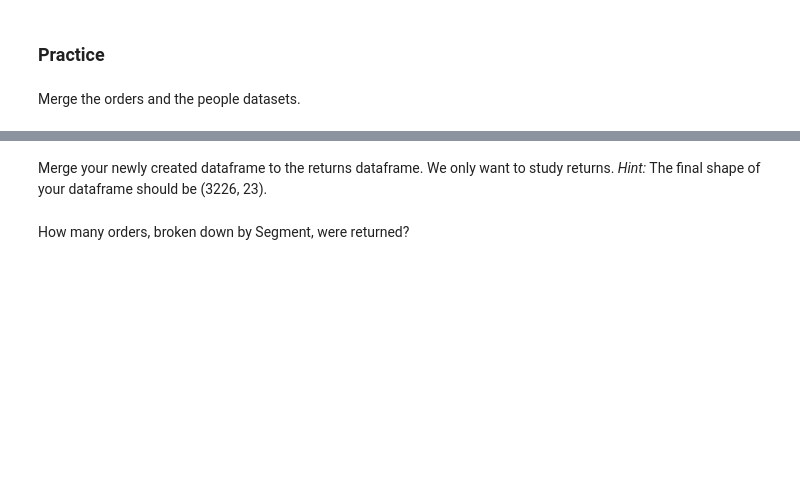
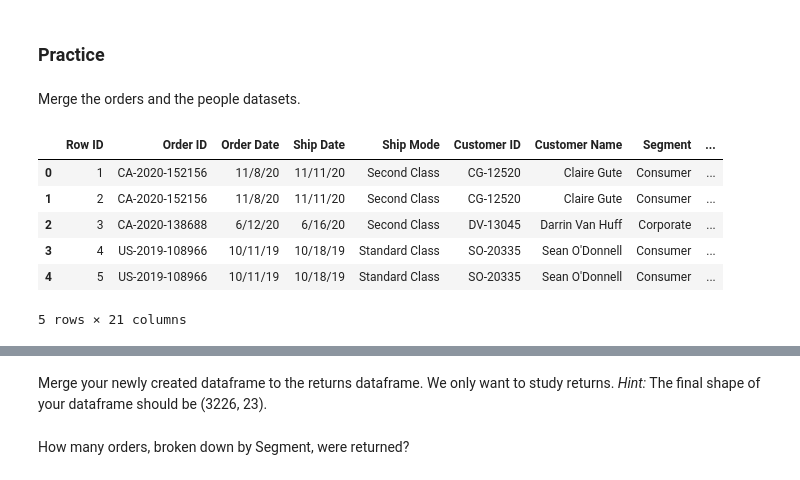
Before and after one commit to Vasanta2002/Sprint_1_git, a Jupyter notebook: module3-join-and-reshape-data/DS_113_Join_and_Reshape_Data.ipynb, the cells around one changed output, grey strips where cells are left out. Cells and saved outputs as stored; diff of their text form; code cells hidden in the pictures; blank space fills up the shorter version.

```diff
--- a/module3-join-and-reshape-data/DS_113_Join_and_Reshape_Data.ipynb
+++ b/module3-join-and-reshape-data/DS_113_Join_and_Reshape_Data.ipynb
@@ -261,3 +387,13 @@ people= pd.read_csv('https://raw.githubusercontent.com/joqu86/DS-Unit-1-Sprint-1
 returns= pd.read_csv("https://raw.githubusercontent.com/joqu86/DS-Unit-1-Sprint-1-Data-Wrangling-and-Storytelling/master/module3-join-and-reshape-data/data/Sample%20-%20Superstore/Returns.csv", header=1, usecols = [0, 1])
 # %% [markdown]
 Merge the orders and the people datasets.
+# %%
+orders.head()
+# %% [output]
+|  | Row ID | Order ID | Order Date | Ship Date | Ship Mode | Customer ID | Customer Name | Segment | ... |
+| 0 | 1 | CA-2020-152156 | 11/8/20 | 11/11/20 | Second Class | CG-12520 | Claire Gute | Consumer | ... |
+| 1 | 2 | CA-2020-152156 | 11/8/20 | 11/11/20 | Second Class | CG-12520 | Claire Gute | Consumer | ... |
+| 2 | 3 | CA-2020-138688 | 6/12/20 | 6/16/20 | Second Class | DV-13045 | Darrin Van Huff | Corporate | ... |
+| 3 | 4 | US-2019-108966 | 10/11/19 | 10/18/19 | Standard Class | SO-20335 | Sean O'Donnell | Consumer | ... |
+| 4 | 5 | US-2019-108966 | 10/11/19 | 10/18/19 | Standard Class | SO-20335 | Sean O'Donnell | Consumer | ... |
+5 rows × 21 columns
```
Also changed, not shown: parts of 17 cells of this notebook.
